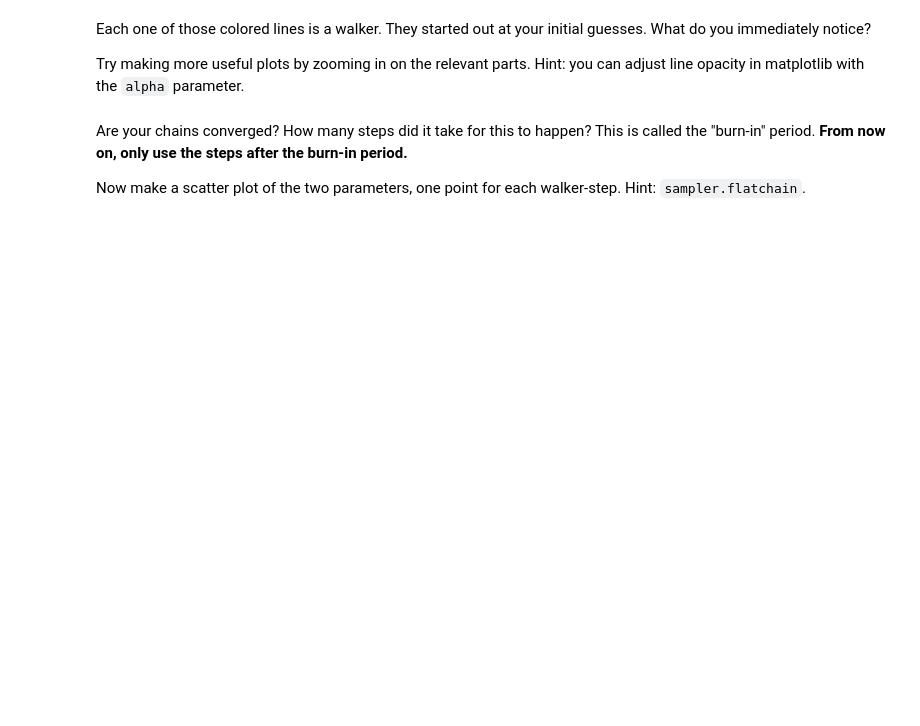
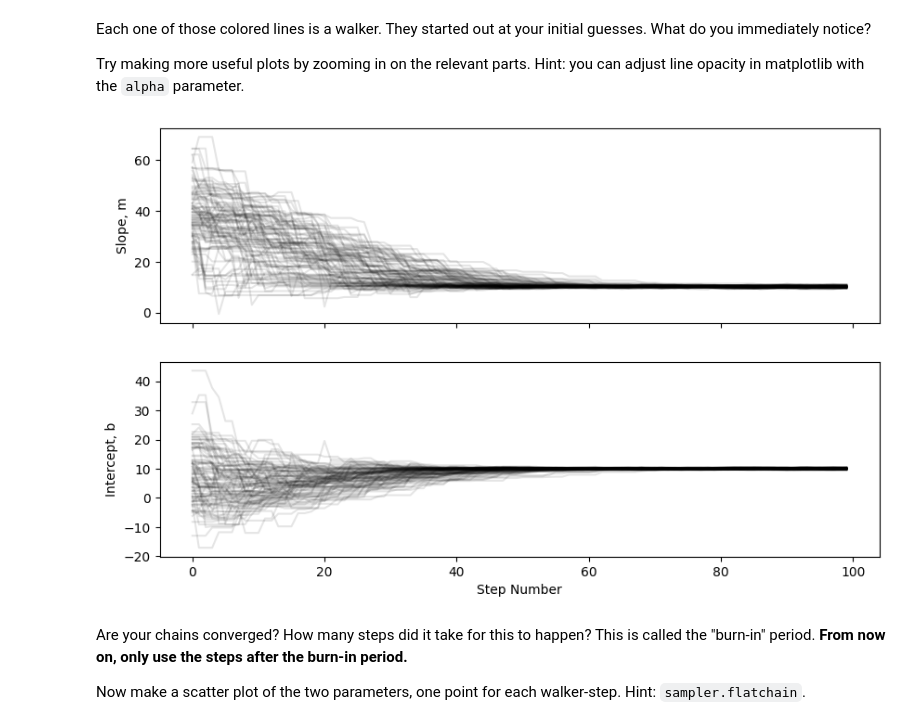
Before and after one commit to ASTR154/bayesian-statistics, a Jupyter notebook: mcmc_line_fitting.ipynb, the cells around one changed output. Drawn from its saved outputs; the diff is of its cells as text; code cells hidden in the pictures; blank space fills up the shorter version.

```diff
--- a/mcmc_line_fitting.ipynb
+++ b/mcmc_line_fitting.ipynb
@@ -97,9 +143,11 @@ Each one of those colored lines is a walker. They started out at your initial gu
 
 Try making more useful plots by zooming in on the relevant parts. Hint: you can adjust line opacity in matplotlib with the `alpha` parameter.
 # %%
-n_burn =  # complete
-chain_plots(  # complete
-chain_plots(  # complete
+n_burn = 100 # complete
+chain_plots(sampler.chain, n_burn=n_burn)  # complete
+#chain_plots(  # complete
+# %% [output]
+[figure, added]
 # %% [markdown]
 Are your chains converged? How many steps did it take for this to happen? This is called the "burn-in" period. **From now on, only use the steps after the burn-in period.**
 
```
Also changed, not shown: parts of 11 cells of this notebook, 1 other file.
